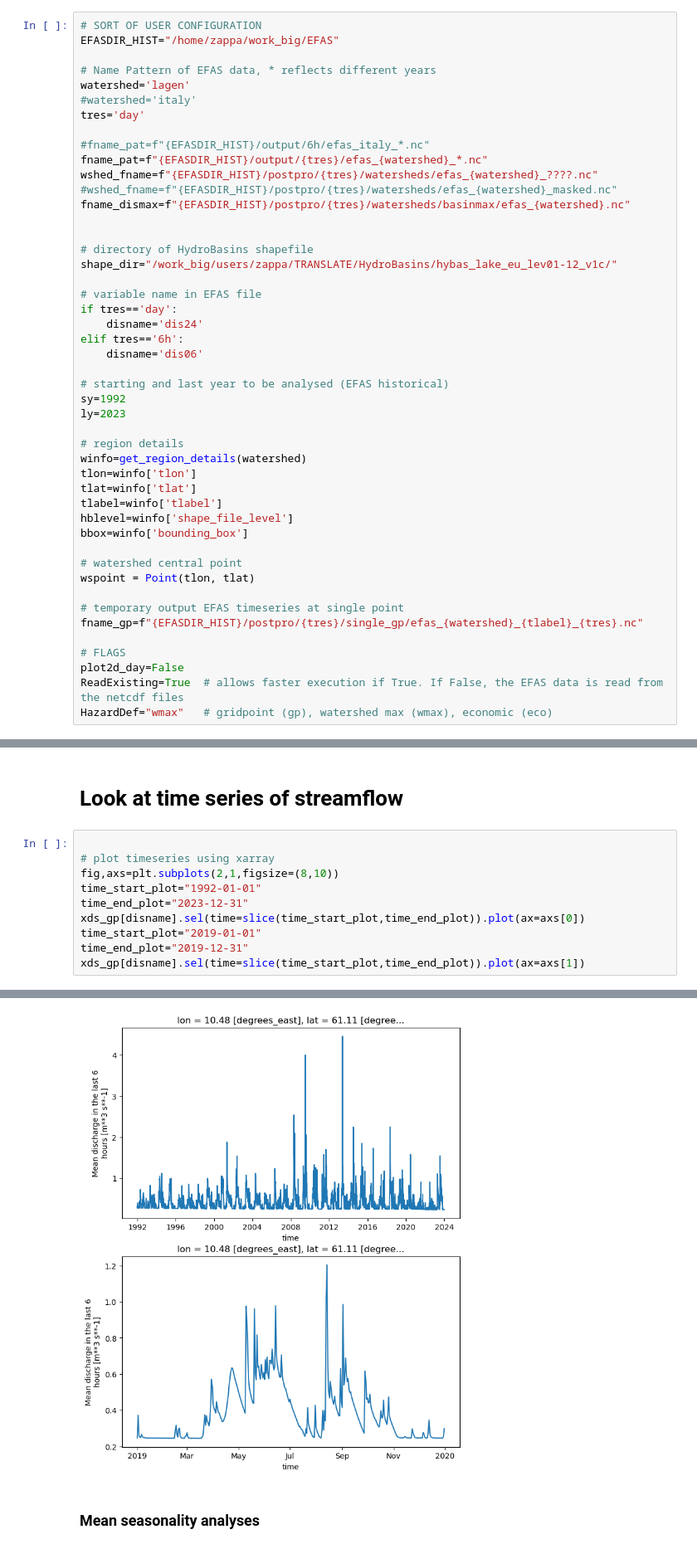
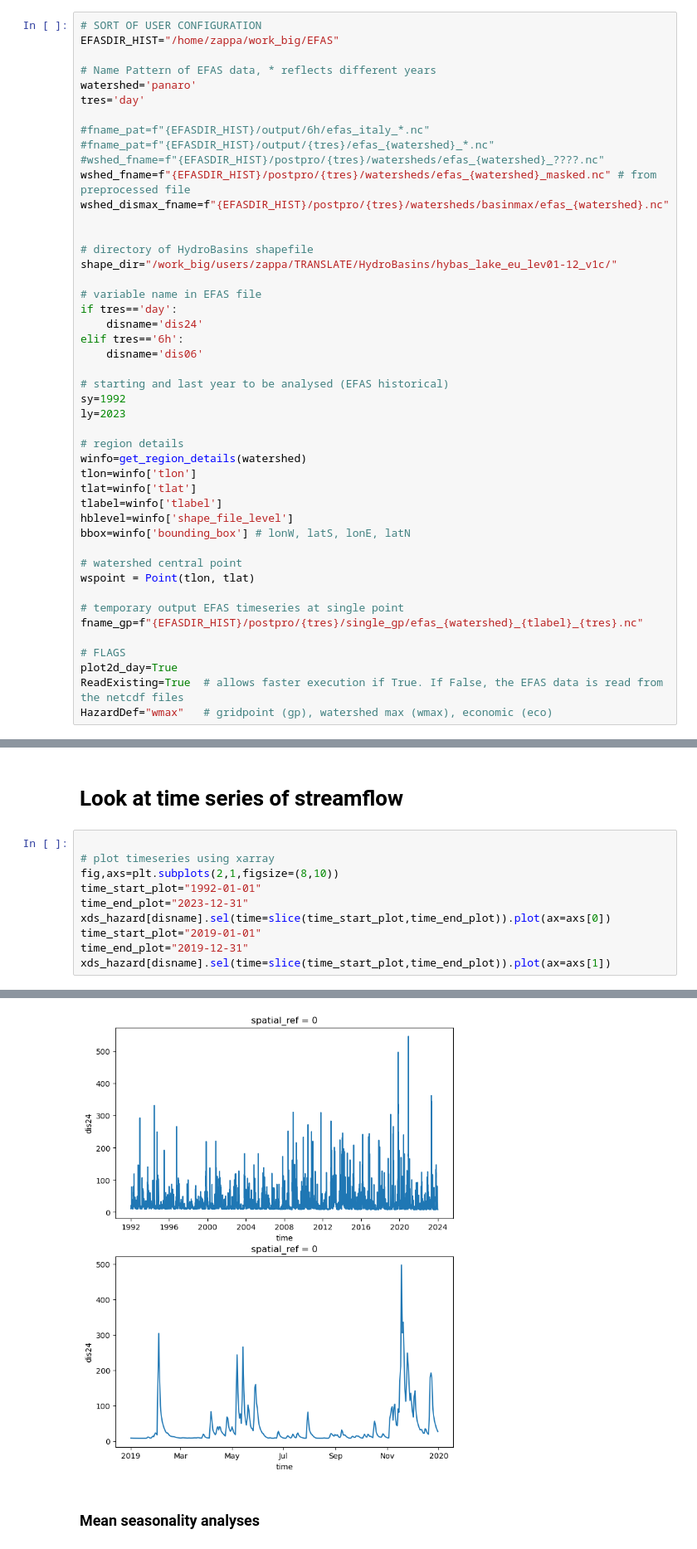
Before and after one commit to zappag/FLORA, a Jupyter notebook: explore.ipynb, the cells around one changed output, grey strips where cells are left out. Shown at 83% size. Saved outputs shown, nothing was run; the diff lists cells and outputs as text.

```diff
--- a/explore.ipynb
+++ b/explore.ipynb
@@ -14,15 +14,14 @@ from region_details import get_region_details
 EFASDIR_HIST="/home/zappa/work_big/EFAS"
 
 # Name Pattern of EFAS data, * reflects different years
-watershed='lagen'
-#watershed='italy'
+watershed='panaro'
 tres='day'
 
 #fname_pat=f"{EFASDIR_HIST}/output/6h/efas_italy_*.nc"
-fname_pat=f"{EFASDIR_HIST}/output/{tres}/efas_{watershed}_*.nc"
-wshed_fname=f"{EFASDIR_HIST}/postpro/{tres}/watersheds/efas_{watershed}_????.nc"
-#wshed_fname=f"{EFASDIR_HIST}/postpro/{tres}/watersheds/efas_{watershed}_masked.nc"
-fname_dismax=f"{EFASDIR_HIST}/postpro/{tres}/watersheds/basinmax/efas_{watershed}.nc"
+#fname_pat=f"{EFASDIR_HIST}/output/{tres}/efas_{watershed}_*.nc"
+#wshed_fname=f"{EFASDIR_HIST}/postpro/{tres}/watersheds/efas_{watershed}_????.nc"
+wshed_fname=f"{EFASDIR_HIST}/postpro/{tres}/watersheds/efas_{watershed}_masked.nc" # from preprocessed file
+wshed_dismax_fname=f"{EFASDIR_HIST}/postpro/{tres}/watersheds/basinmax/efas_{watershed}.nc"
 
 
 # directory of HydroBasins shapefile
@@ -44,7 +43,7 @@ tlon=winfo['tlon']
 tlat=winfo['tlat']
 tlabel=winfo['tlabel']
 hblevel=winfo['shape_file_level']
-bbox=winfo['bounding_box']
+bbox=winfo['bounding_box'] # lonW, latS, lonE, latN
 
 # watershed central point
 wspoint = Point(tlon, tlat)
@@ -53,6 +52,6 @@ wspoint = Point(tlon, tlat)
 fname_gp=f"{EFASDIR_HIST}/postpro/{tres}/single_gp/efas_{watershed}_{tlabel}_{tres}.nc"
 
 # FLAGS
-plot2d_day=False
+plot2d_day=True
 ReadExisting=True  # allows faster execution if True. If False, the EFAS data is read from the netcdf files
 HazardDef="wmax"   # gridpoint (gp), watershed max (wmax), economic (eco)
@@ -250,16 +212,16 @@ if plot2d_day:
 # %%
 
 # plot timeseries using xarray
 fig,axs=plt.subplots(2,1,figsize=(8,10))
 time_start_plot="1992-01-01"
 time_end_plot="2023-12-31"
-xds_gp[disname].sel(time=slice(time_start_plot,time_end_plot)).plot(ax=axs[0])
+xds_hazard[disname].sel(time=slice(time_start_plot,time_end_plot)).plot(ax=axs[0])
 time_start_plot="2019-01-01"
 time_end_plot="2019-12-31"
-xds_gp[disname].sel(time=slice(time_start_plot,time_end_plot)).plot(ax=axs[1])
+xds_hazard[disname].sel(time=slice(time_start_plot,time_end_plot)).plot(ax=axs[1])
 # %% [output]
 [<matplotlib.lines.Line2D at 0x...>]
-[figure, old version]
+[figure, new version]
 # %% [markdown]
 ### Mean seasonality analyses
 # %%
```
Also changed, not shown: parts of 18 cells of this notebook.
